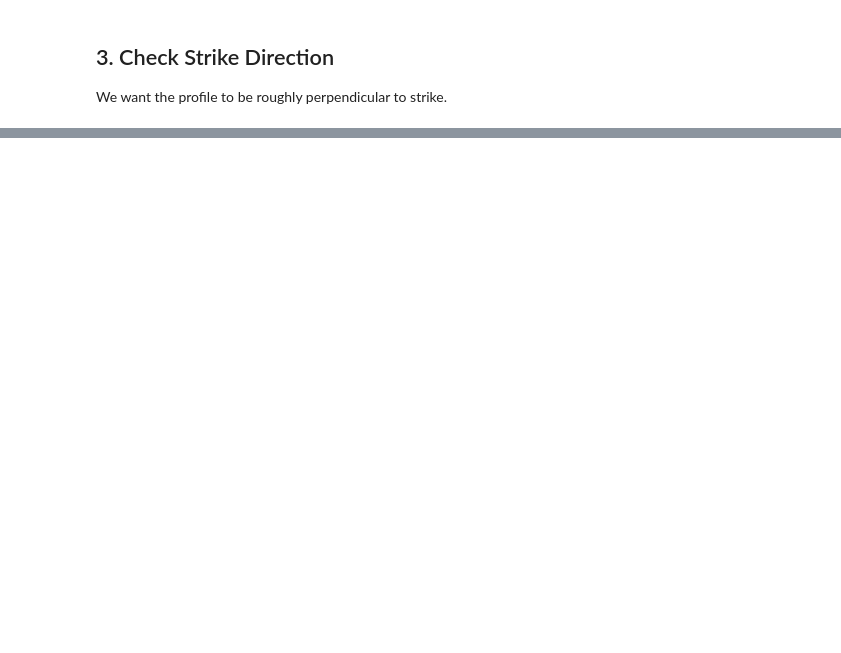
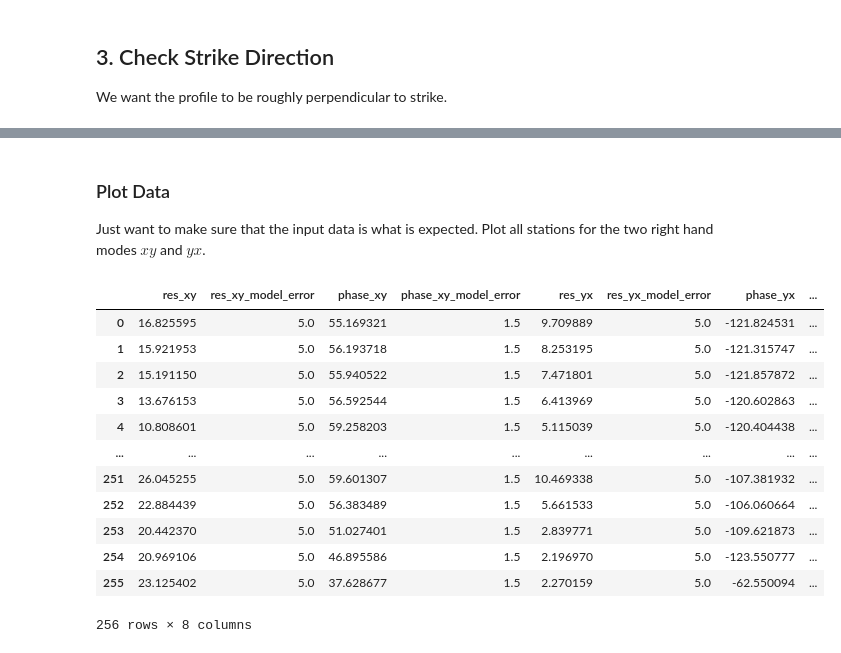
Before and after one commit to SAGE-Geophysical-Field-Camp/SAGE-Geophysical-Field-Camp.github.io, a Jupyter notebook: notebooks/mt/sage_2d_inversion.ipynb, the cells around one changed output, grey strips where cells are left out. Drawn from its saved outputs; the diff is of its cells as text; code cells hidden in the pictures; blank space fills up the shorter version.

```diff
--- a/notebooks/mt/sage_2d_inversion.ipynb
+++ b/notebooks/mt/sage_2d_inversion.ipynb
@@ -92,0 +195,20 @@ profile_interp = profile.interpolate(interp_periods)
+# %% [markdown]
+### Plot Data
+
+Just want to make sure that the input data is what is expected.  Plot all stations for the two right hand modes $xy$ and $yx$.
+# %%
+simpeg_2d.data.dataframe[["res_xy", "res_xy_model_error", "phase_xy", "phase_xy_model_error", "res_yx", "res_yx_model_error", "phase_yx", "phase_yx_model_error"]]
+# %% [output]
+|  | res_xy | res_xy_model_error | phase_xy | phase_xy_model_error | res_yx | res_yx_model_error | phase_yx | ... |
+| 0 | 16.825595 | 5.0 | 55.169321 | 1.5 | 9.709889 | 5.0 | -121.824531 | ... |
+| 1 | 15.921953 | 5.0 | 56.193718 | 1.5 | 8.253195 | 5.0 | -121.315747 | ... |
+| 2 | 15.191150 | 5.0 | 55.940522 | 1.5 | 7.471801 | 5.0 | -121.857872 | ... |
+| 3 | 13.676153 | 5.0 | 56.592544 | 1.5 | 6.413969 | 5.0 | -120.602863 | ... |
+| 4 | 10.808601 | 5.0 | 59.258203 | 1.5 | 5.115039 | 5.0 | -120.404438 | ... |
+| ... | ... | ... | ... | ... | ... | ... | ... | ... |
+| 251 | 26.045255 | 5.0 | 59.601307 | 1.5 | 10.469338 | 5.0 | -107.381932 | ... |
+| 252 | 22.884439 | 5.0 | 56.383489 | 1.5 | 5.661533 | 5.0 | -106.060664 | ... |
+| 253 | 20.442370 | 5.0 | 51.027401 | 1.5 | 2.839771 | 5.0 | -109.621873 | ... |
+| 254 | 20.969106 | 5.0 | 46.895586 | 1.5 | 2.196970 | 5.0 | -123.550777 | ... |
+| 255 | 23.125402 | 5.0 | 37.628677 | 1.5 | 2.270159 | 5.0 | -62.550094 | ... |
+256 rows × 8 columns
```
Also changed, not shown: parts of 25 cells of this notebook, 1 other file.
